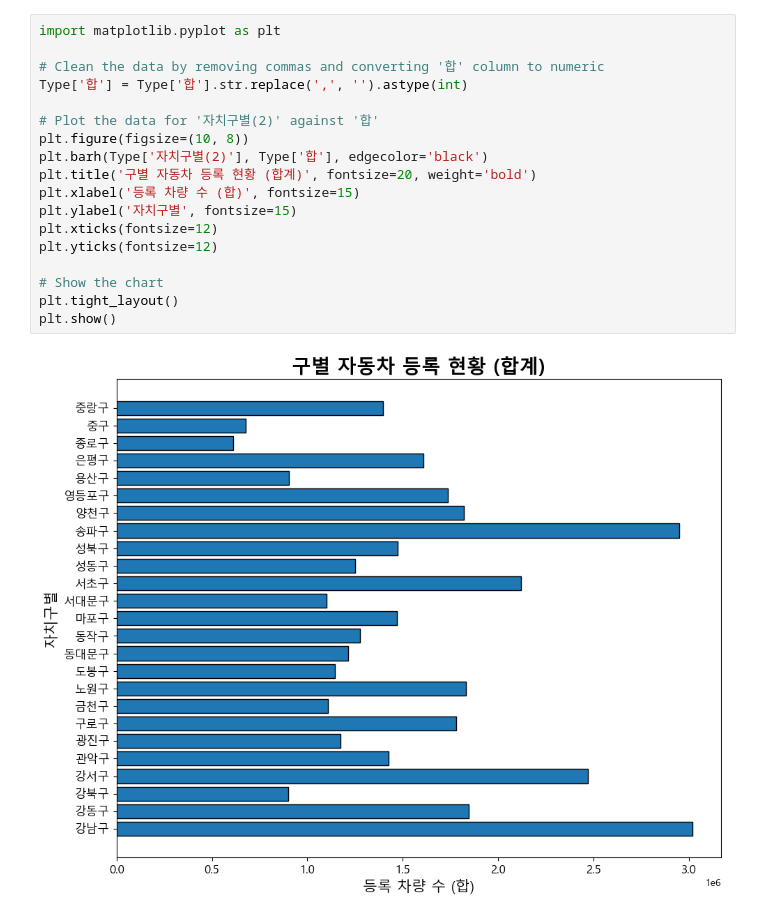
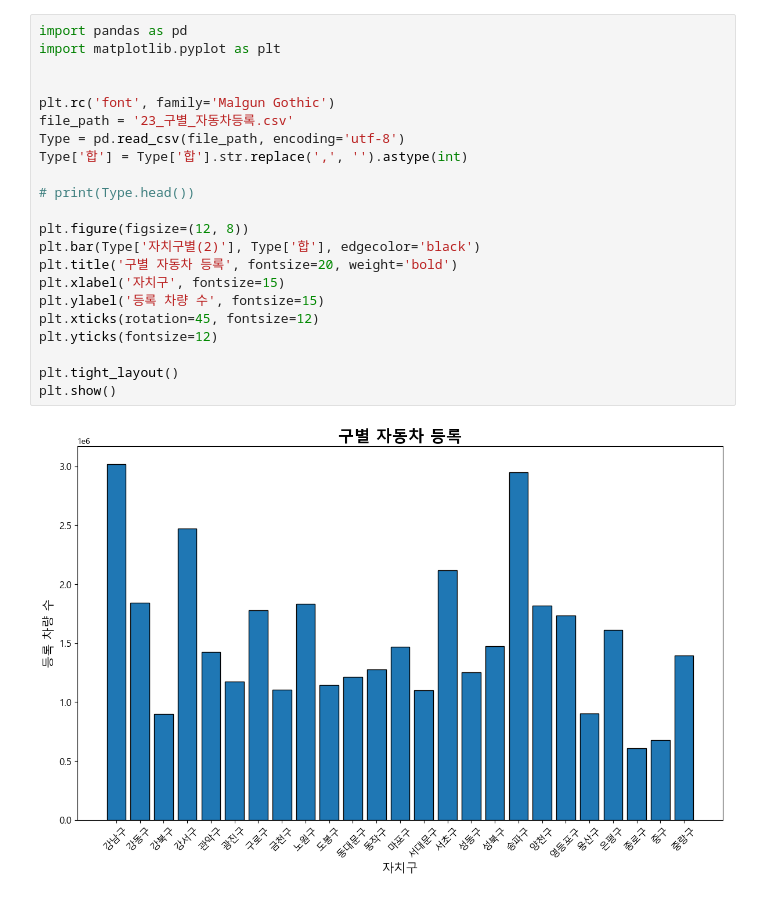
Before and after one commit to soeun1030/m.o.t, a Jupyter notebook: 구별자동차등록.ipynb, the cells around one changed output. Saved outputs shown, nothing was run; the diff lists cells and outputs as text.

```diff
--- a/구별자동차등록.ipynb
+++ b/구별자동차등록.ipynb
@@ -1,20 +1,24 @@
 # %%
+import pandas as pd
 import matplotlib.pyplot as plt
 
-# Clean the data by removing commas and converting '합' column to numeric
+
+plt.rc('font', family='Malgun Gothic')
+file_path = '23_구별_자동차등록.csv'
+Type = pd.read_csv(file_path, encoding='utf-8')
 Type['합'] = Type['합'].str.replace(',', '').astype(int)
 
-# Plot the data for '자치구별(2)' against '합'
-plt.figure(figsize=(10, 8))
-plt.barh(Type['자치구별(2)'], Type['합'], edgecolor='black')
-plt.title('구별 자동차 등록 현황 (합계)', fontsize=20, weight='bold')
-plt.xlabel('등록 차량 수 (합)', fontsize=15)
-plt.ylabel('자치구별', fontsize=15)
-plt.xticks(fontsize=12)
+# print(Type.head())
+
+plt.figure(figsize=(12, 8))
+plt.bar(Type['자치구별(2)'], Type['합'], edgecolor='black')
+plt.title('구별 자동차 등록', fontsize=20, weight='bold')
+plt.xlabel('자치구', fontsize=15)
+plt.ylabel('등록 차량 수', fontsize=15)
+plt.xticks(rotation=45, fontsize=12)
 plt.yticks(fontsize=12)
 
-# Show the chart
 plt.tight_layout()
 plt.show()
 # %% [output]
-[figure, old version]
+[figure, new version]
```
Also changed, not shown: parts of 1 cell of this notebook, 5 other files.
